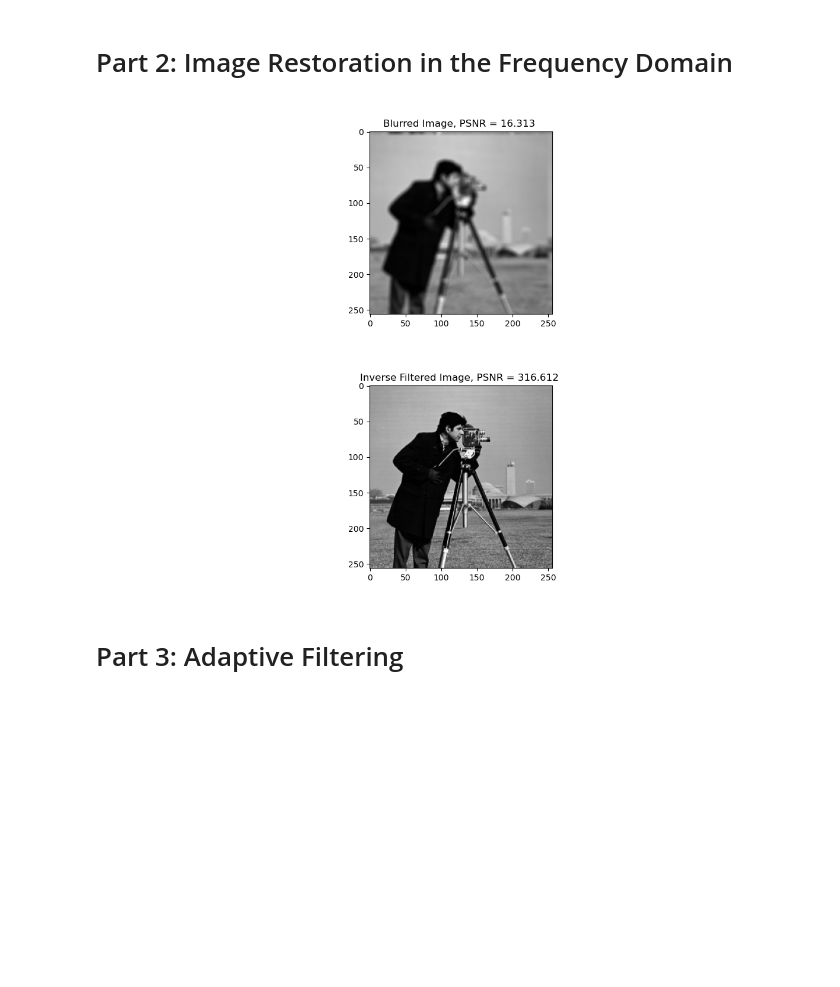
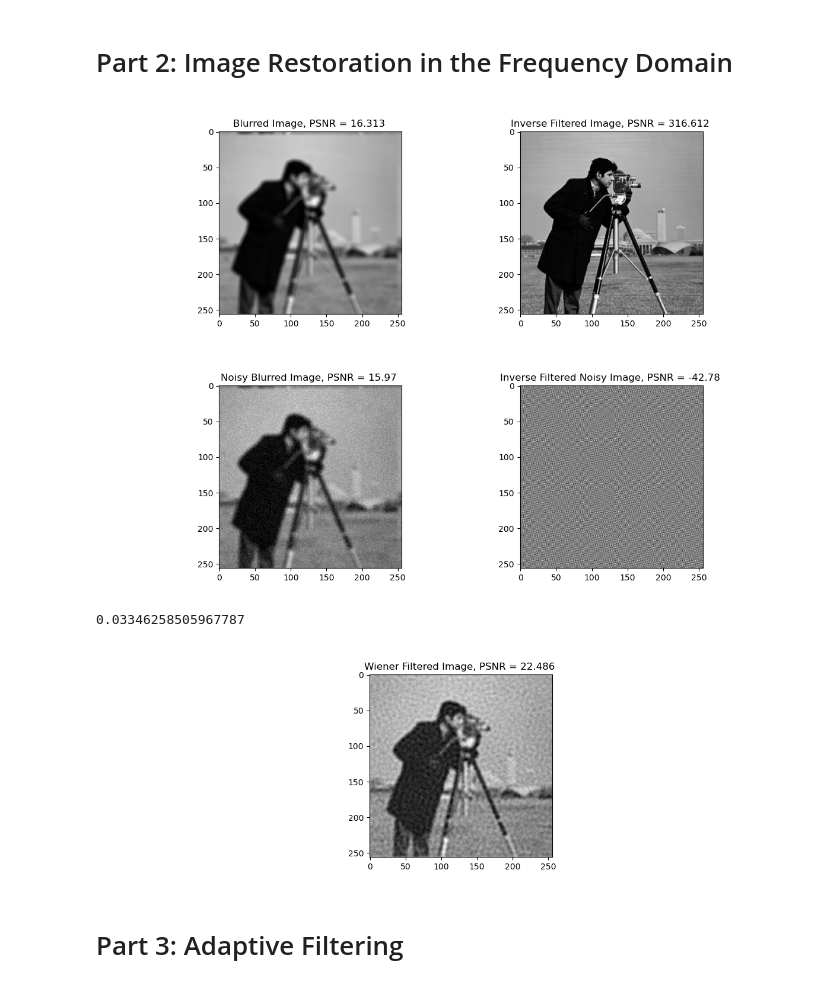
Before and after one commit to ronhyman/imageprocessing, a Jupyter notebook: Lab 4/lab4.ipynb, the cells around one changed output. Saved outputs shown, nothing was run; the diff lists cells and outputs as text; code cells hidden in the pictures; blank space fills up the shorter version.

```diff
--- a/Lab 4/lab4.ipynb
+++ b/Lab 4/lab4.ipynb
@@ -58,28 +58,54 @@ def plot_images(images: Dict[str, np.ndarray], title=None, cmap='None'):
 # %%
 # Let us now study two frequency domain based image restoration methods: inverse filtering and Wiener filtering. Load the Camerman image (adjust intensities to range of 0 to 1). First, create a disk blur function of radius of 4 and apply it to the image in the frequency domain:
 
 h_d = disk(4)
 h = np.zeros((256,256))
 h[0:9,0:9] = h_d / np.sum(h_d)
 
 h = np.roll(h, (-5,-5))
 h_freq = np.fft.fft2(h)
 f_blurfreq = h_freq*np.fft.fft2(f)
 f_blur = np.real(np.fft.ifft2(f_blurfreq))
 
 # Plot the blurred image and the corresponding PSNR. Now apply inverse filtering to it by dividing the image by the blurring function h freq and plot the result.
 
 blurred_psnr = round(PSNR(f, f_blur), 3)
-plot_images({f'Blurred Image, PSNR = {blurred_psnr} ': f_blur}, cmap='gray')
 
 f_invfreq = f_blurfreq / h_freq
 f_inv = np.real(np.fft.ifft2(f_invfreq))
 
 inv_psnr = round(PSNR(f, f_inv), 3)
 
-plot_images({f'Inverse Filtered Image, PSNR = {inv_psnr} ': f_inv}, cmap='gray')
+plot_images({f'Blurred Image, PSNR = {blurred_psnr} ': f_blur, f'Inverse Filtered Image, PSNR = {inv_psnr} ': f_inv}, cmap='gray')
+
+# Now add zero-mean Gaussian noise with a variance of 0.002 to the blurred image using skimage.util.random noise. Apply inverse filtering to the noisy blurred image. Plot the restored image and the PSNR.
+
+noise_variance = 0.002
+f_blur_noisy = skimage.util.random_noise(f_blur, mode='gaussian', var=noise_variance)
+f_blur_noisy_freq = np.fft.fft2(f_blur_noisy)
+f_inv_noisy_freq = f_blur_noisy_freq / h_freq
+f_inv_noisy = np.real(np.fft.ifft2(f_inv_noisy_freq))
+
+noisy_psnr = round(PSNR(f, f_blur_noisy), 3)
+inv_noisy_psnr = round(PSNR(f, f_inv_noisy), 3)
+
+plot_images({f'Noisy Blurred Image, PSNR = {noisy_psnr} ': f_blur_noisy, f'Inverse Filtered Noisy Image, PSNR = {inv_noisy_psnr} ': f_inv_noisy}, cmap='gray')
+
+# Let us study the Wiener filter for image restoration. Apply Wiener filtering on the noisy blurred image used in the previous step. Use the restoration.wiener function and pass in the disk blur function as the point-spread function (PSF) and an appropriate approximation of noise-to-signal ratio (NSR). Note, that restoration.wiener expects the PSF to be centered, so be sure to do this with np.fft.fftshift.
+
+# approximate NSR using variance of the noise and the variance of the original image
+NSR_approx = noise_variance / np.var(f)
+
+print(NSR_approx)
+f_wiener = restoration.wiener(f_blur_noisy, psf=np.fft.fftshift(h), balance=NSR_approx)
+
+wiener_psnr = round(PSNR(f, f_wiener), 3)
+
+plot_images({f'Wiener Filtered Image, PSNR = {wiener_psnr} ': f_wiener}, cmap='gray')
 # %% [output]
-[figure, old version]
+[figure, new version]
-[figure, old version]
+[figure, new version]
+0.03346258505967787
+[figure, added]
 # %% [markdown]
 # Part 3: Adaptive Filtering
```
